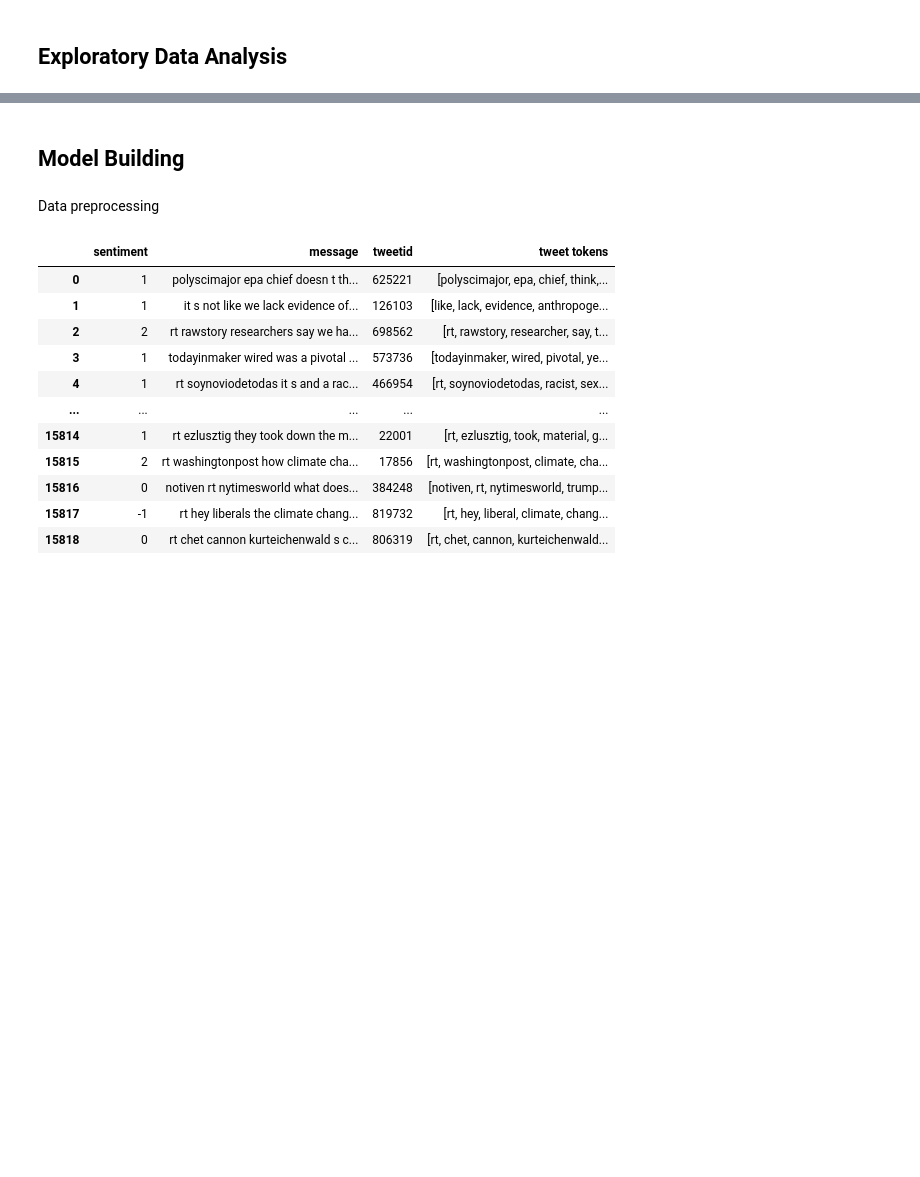
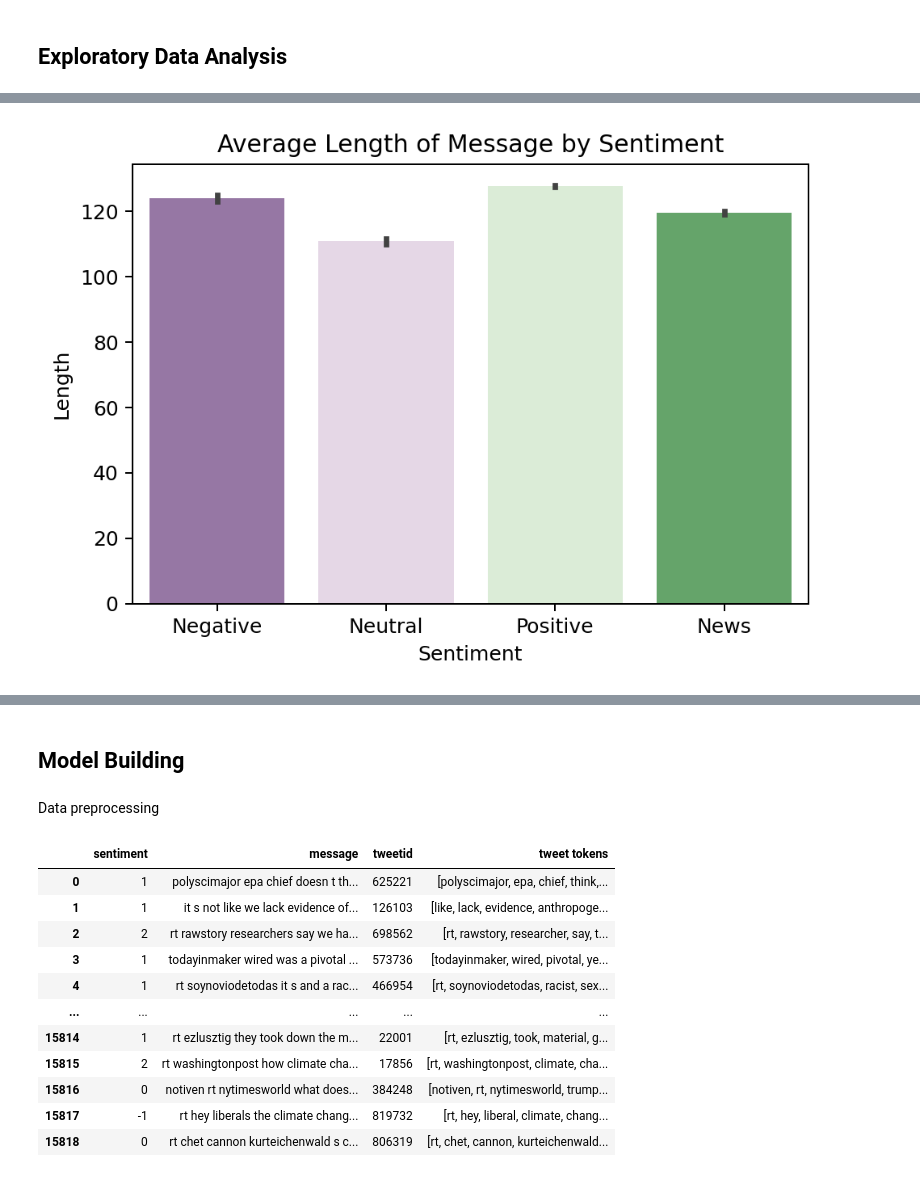
Before and after one commit to ThandokuhleNgqamba/classification-predict-streamlit-template, a Jupyter notebook: Classification.ipynb, the cells around one changed output, grey strips where cells are left out. Cells and saved outputs as stored; diff of their text form; code cells hidden in the pictures; blank space fills up the shorter version.

```diff
--- a/Classification.ipynb
+++ b/Classification.ipynb
@@ -151,0 +370,9 @@ train_df
+# %%
+# Visualizing text lengths for each sentiment
+sns.barplot(x='sentiment', y=working_df['message'].apply(len) ,data = working_df, palette='PRGn')
+plt.ylabel('Length')
+plt.xlabel('Sentiment')
+plt.title('Average Length of Message by Sentiment')
+plt.show()
+# %% [output]
+[figure, added]
```
Also changed, not shown: parts of 46 cells of this notebook.
